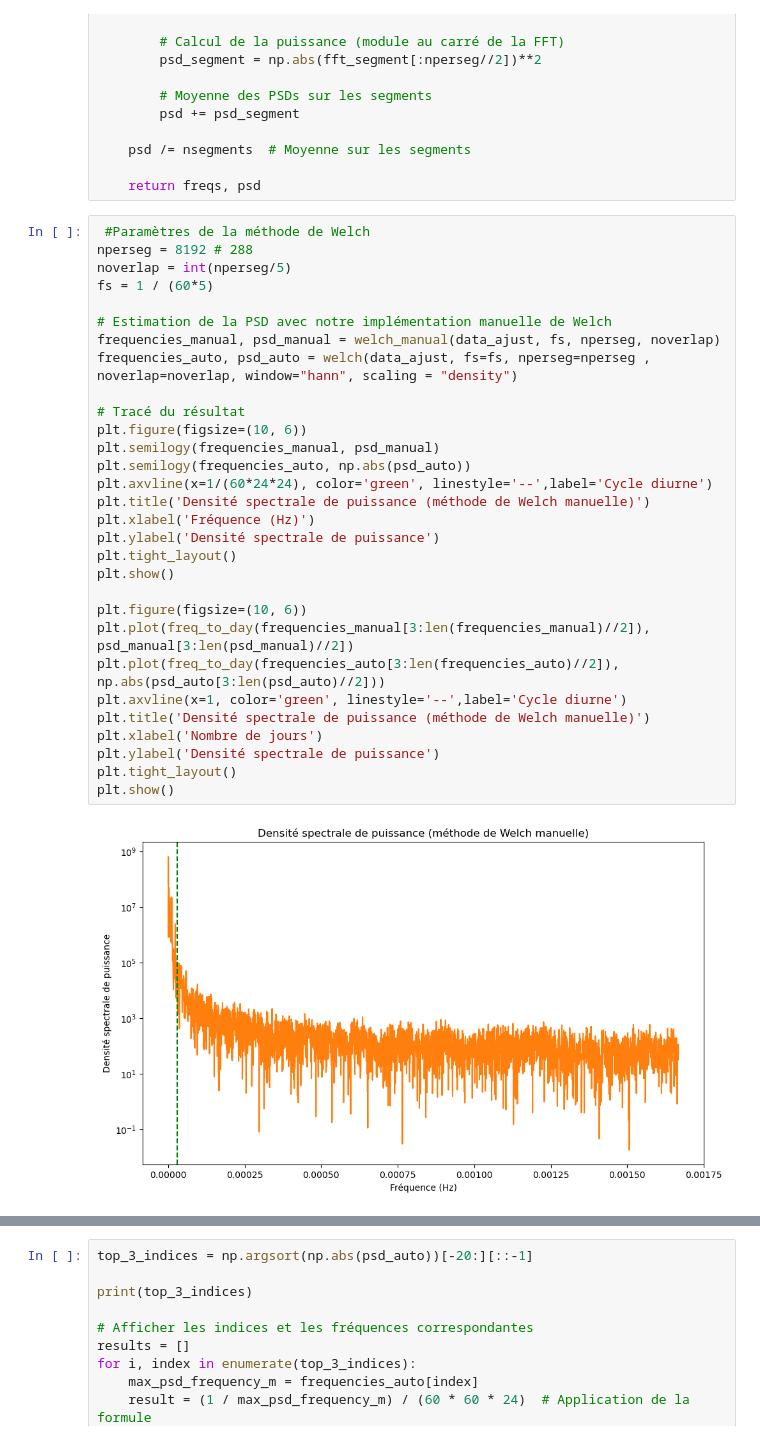
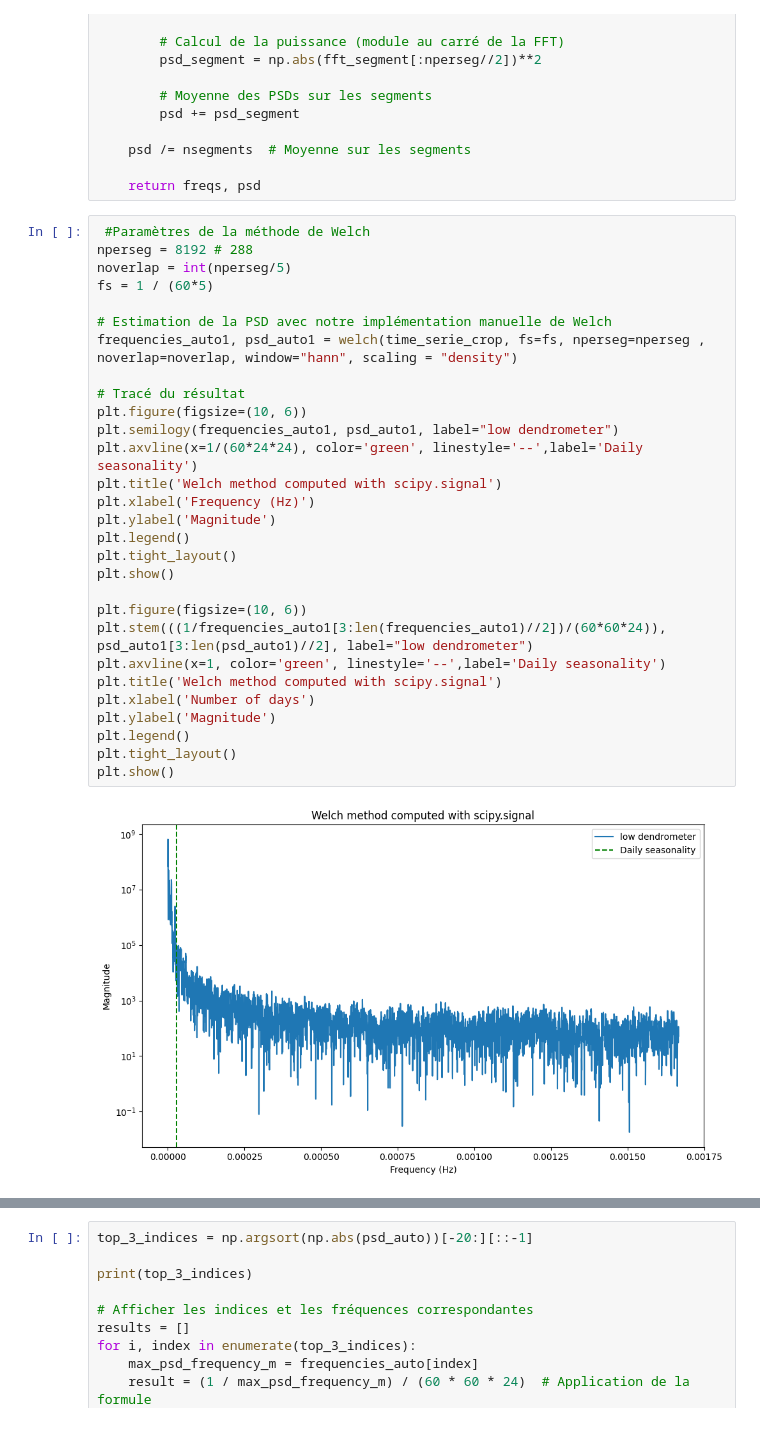
Before and after one commit to PiDchsn/Projet-RI, a Jupyter notebook: Analyse_3.ipynb, the cells around one changed output, grey strips where cells are left out. Saved outputs shown, nothing was run; the diff lists cells and outputs as text.

```diff
--- a/Analyse_3.ipynb
+++ b/Analyse_3.ipynb
@@ -352,32 +352,31 @@ def welch_manual(data, fs, nperseg, noverlap=None):
 # %%
  #Paramètres de la méthode de Welch
 nperseg = 8192 # 288
 noverlap = int(nperseg/5)
 fs = 1 / (60*5)
 
 # Estimation de la PSD avec notre implémentation manuelle de Welch
-frequencies_manual, psd_manual = welch_manual(data_ajust, fs, nperseg, noverlap)
-frequencies_auto, psd_auto = welch(data_ajust, fs=fs, nperseg=nperseg , noverlap=noverlap, window="hann", scaling = "density")
+frequencies_auto1, psd_auto1 = welch(time_serie_crop, fs=fs, nperseg=nperseg , noverlap=noverlap, window="hann", scaling = "density")
 
 # Tracé du résultat
 plt.figure(figsize=(10, 6))
-plt.semilogy(frequencies_manual, psd_manual)
-plt.semilogy(frequencies_auto, np.abs(psd_auto))
-plt.axvline(x=1/(60*24*24), color='green', linestyle='--',label='Cycle diurne')
-plt.title('Densité spectrale de puissance (méthode de Welch manuelle)')
-plt.xlabel('Fréquence (Hz)')
-plt.ylabel('Densité spectrale de puissance')
+plt.semilogy(frequencies_auto1, psd_auto1, label="low dendrometer")
+plt.axvline(x=1/(60*24*24), color='green', linestyle='--',label='Daily seasonality')
+plt.title('Welch method computed with scipy.signal')
+plt.xlabel('Frequency (Hz)')
+plt.ylabel('Magnitude')
+plt.legend()
 plt.tight_layout()
 plt.show()
 
 plt.figure(figsize=(10, 6))
-plt.plot(freq_to_day(frequencies_manual[3:len(frequencies_manual)//2]), psd_manual[3:len(psd_manual)//2])
-plt.plot(freq_to_day(frequencies_auto[3:len(frequencies_auto)//2]), np.abs(psd_auto[3:len(psd_auto)//2]))
-plt.axvline(x=1, color='green', linestyle='--',label='Cycle diurne')
-plt.title('Densité spectrale de puissance (méthode de Welch manuelle)')
-plt.xlabel('Nombre de jours')
-plt.ylabel('Densité spectrale de puissance')
+plt.stem(((1/frequencies_auto1[3:len(frequencies_auto1)//2])/(60*60*24)), psd_auto1[3:len(psd_auto1)//2], label="low dendrometer")
+plt.axvline(x=1, color='green', linestyle='--',label='Daily seasonality')
+plt.title('Welch method computed with scipy.signal')
+plt.xlabel('Number of days')
+plt.ylabel('Magnitude')
+plt.legend()
 plt.tight_layout()
 plt.show()
 # %% [output]
-[figure, old version]
+[figure, new version]
```
Also changed, not shown: parts of 10 cells of this notebook.
